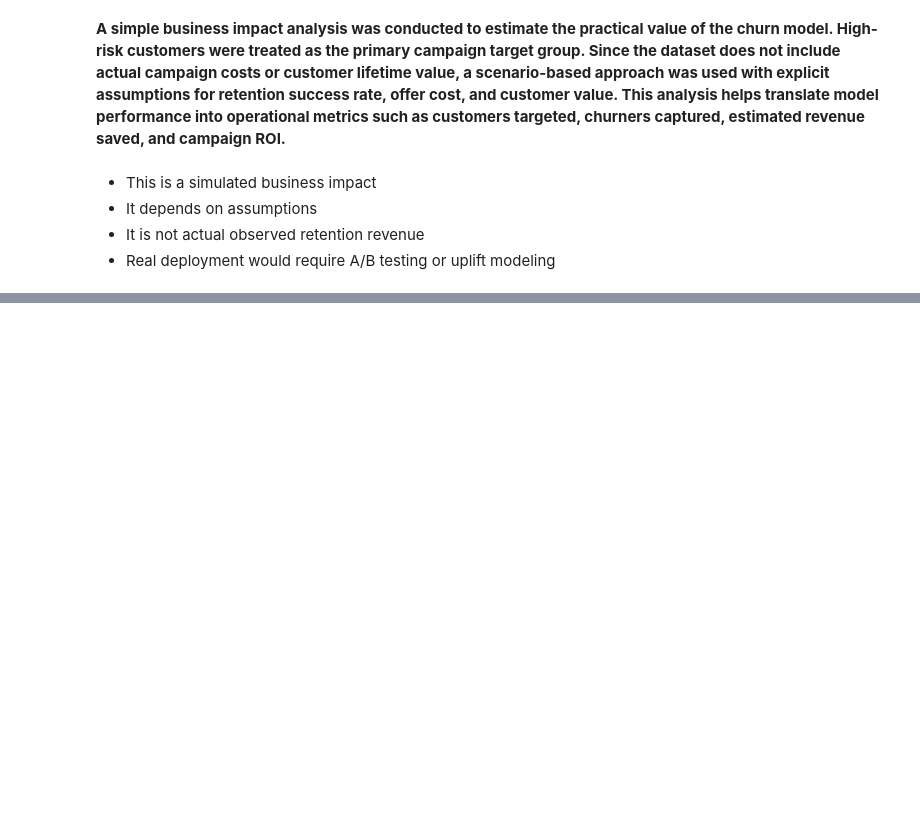
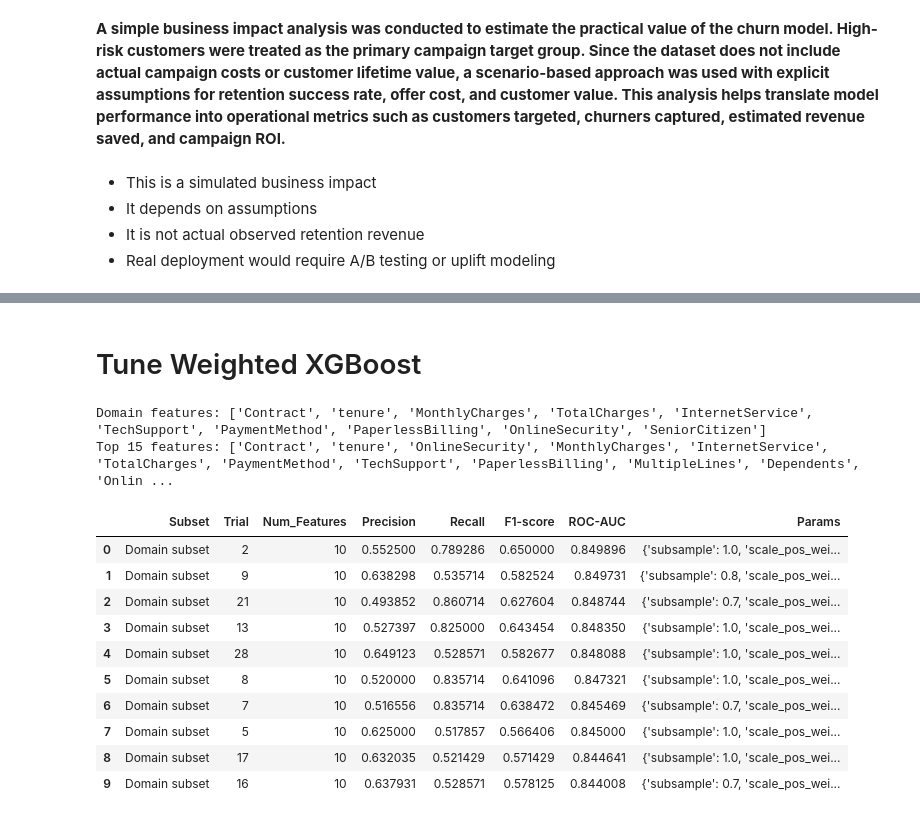
Before and after one commit to Mousumi1012/Explainable-Telecom-Churn-Prediction-and-Retention-Recommendation-System, a Jupyter notebook: 01_ibm_data_understanding.ipynb, the cells around one changed output, grey strips where cells are left out. Cells and saved outputs as stored; diff of their text form; code cells hidden in the pictures; blank space fills up the shorter version.

```diff
--- a/01_ibm_data_understanding.ipynb
+++ b/01_ibm_data_understanding.ipynb
@@ -1730,0 +2193,7 @@ Error:
+# %%
+X_train_eng = add_engineered_features(X_train)
+X_val_eng = add_engineered_features(X_val)
+X_test_eng = add_engineered_features(X_test)
+
+print("Original train shape:", X_train.shape)
+print("Engineered train shape:", X_train_eng.shape)
@@ -1730,0 +2328,29 @@ Error:
+# %% [markdown]
+# Tune Weighted XGBoost #
+# %%
+# Domain subset from Experiment 2
+domain_features = [
+    "Contract",
+    "tenure",
+    "MonthlyCharges",
+    "TotalCharges",
+    "InternetService",
+    "TechSupport",
+    "PaymentMethod",
+    "PaperlessBilling",
+    "OnlineSecurity",
+    "SeniorCitizen"
+]
+
+domain_features = [col for col in domain_features if col in X_train.columns]
+
+# SHAP top_15 subset from Experiment 1
+top_15_features = subset_results_df.loc[
+    subset_results_df["Subset"] == "top_15", "Features"
+].iloc[0]
+
+print("Domain features:", domain_features)
+print("Top 15 features:", top_15_features)
+# %% [output]
+Domain features: ['Contract', 'tenure', 'MonthlyCharges', 'TotalCharges', 'InternetService', 'TechSupport', 'PaymentMethod', 'PaperlessBilling', 'OnlineSecurity', 'SeniorCitizen']
+Top 15 features: ['Contract', 'tenure', 'OnlineSecurity', 'MonthlyCharges', 'InternetService', 'TotalCharges', 'PaymentMethod', 'TechSupport', 'PaperlessBilling', 'MultipleLines', 'Dependents', 'Onlin ...
@@ -1730,0 +2489,25 @@ Error:
+# %%
+domain_tuning = tune_weighted_xgb_subset(
+    subset_name="Domain subset",
+    selected_features=domain_features,
+    X_train=X_train,
+    X_val=X_val,
+    y_train=y_train,
+    y_val=y_val,
+    n_iter=30,
+    random_state=42
+)
+
+domain_tuning["results_df"].head(10)
+# %% [output]
+|  | Subset | Trial | Num_Features | Precision | Recall | F1-score | ROC-AUC | Params |
+| 0 | Domain subset | 2 | 10 | 0.552500 | 0.789286 | 0.650000 | 0.849896 | {'subsample': 1.0, 'scale_pos_wei... |
+| 1 | Domain subset | 9 | 10 | 0.638298 | 0.535714 | 0.582524 | 0.849731 | {'subsample': 0.8, 'scale_pos_wei... |
+| 2 | Domain subset | 21 | 10 | 0.493852 | 0.860714 | 0.627604 | 0.848744 | {'subsample': 0.7, 'scale_pos_wei... |
+| 3 | Domain subset | 13 | 10 | 0.527397 | 0.825000 | 0.643454 | 0.848350 | {'subsample': 1.0, 'scale_pos_wei... |
+| 4 | Domain subset | 28 | 10 | 0.649123 | 0.528571 | 0.582677 | 0.848088 | {'subsample': 1.0, 'scale_pos_wei... |
+| 5 | Domain subset | 8 | 10 | 0.520000 | 0.835714 | 0.641096 | 0.847321 | {'subsample': 1.0, 'scale_pos_wei... |
+| 6 | Domain subset | 7 | 10 | 0.516556 | 0.835714 | 0.638472 | 0.845469 | {'subsample': 0.7, 'scale_pos_wei... |
+| 7 | Domain subset | 5 | 10 | 0.625000 | 0.517857 | 0.566406 | 0.845000 | {'subsample': 1.0, 'scale_pos_wei... |
+| 8 | Domain subset | 17 | 10 | 0.632035 | 0.521429 | 0.571429 | 0.844641 | {'subsample': 1.0, 'scale_pos_wei... |
+| 9 | Domain subset | 16 | 10 | 0.637931 | 0.528571 | 0.578125 | 0.844008 | {'subsample': 0.7, 'scale_pos_wei... |
```
Also changed, not shown: parts of 80 cells of this notebook.
